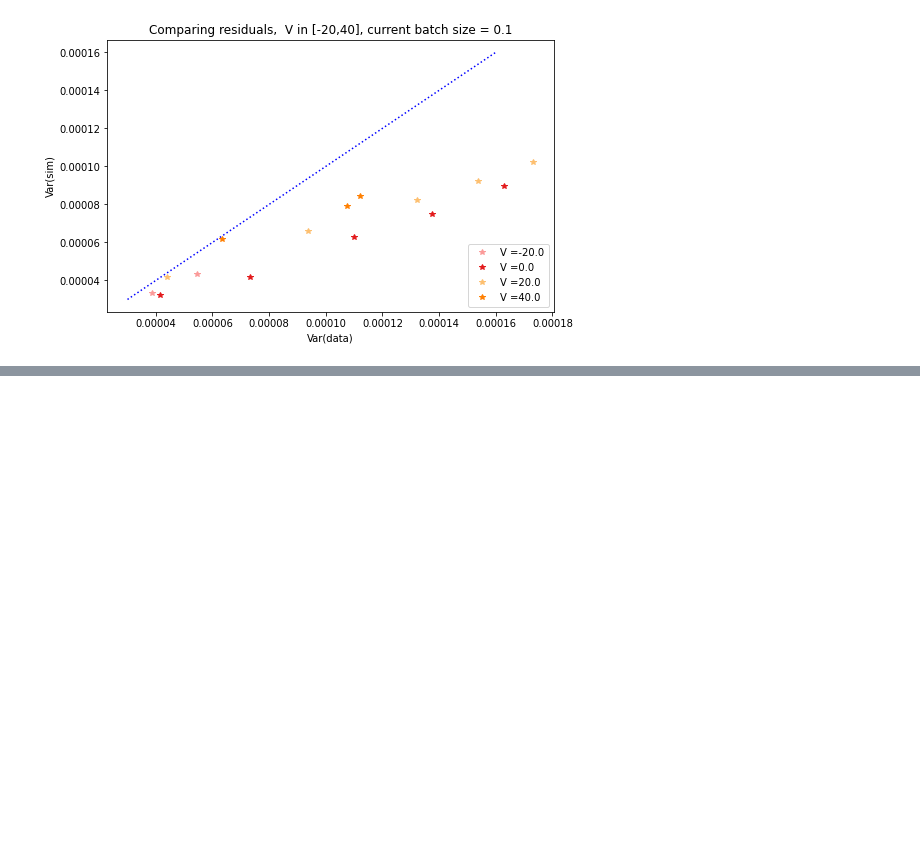
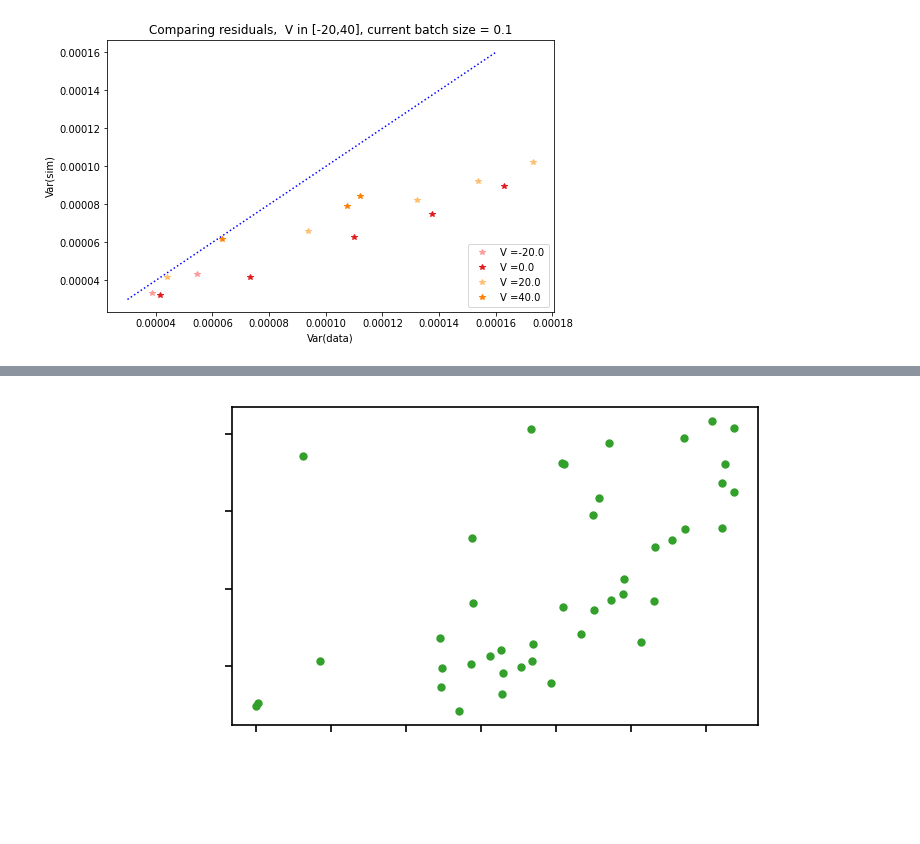
Before and after one commit to donajialej/Notes, a Jupyter notebook: from_myokit_tutorial/KyliesCell5_dataANDsimulation_notebook_PR3.ipynb, the cells around one changed output, grey strips where cells are left out. Saved outputs shown, nothing was run; the diff lists cells and outputs as text; code cells hidden in the pictures; blank space fills up the shorter version.

```diff
--- a/from_myokit_tutorial/KyliesCell5_dataANDsimulation_notebook_PR3.ipynb
+++ b/from_myokit_tutorial/KyliesCell5_dataANDsimulation_notebook_PR3.ipynb
@@ -518,0 +546,16 @@ plt.show()
+# %%
+plt.figure(figsize=(5, 3),dpi = 150, tight_layout = True)
+for index_i in range(len(index_largerCurrents)):
+    i=index_largerCurrents[index_i]
+    if pr3_voltage_constV[i] == -40:
+        #plt.errorbar(splines_largerCurrents_bycurrent_meanbatch[index_i], splines_residuals2_largerCurrents_bycurrent_meanbatch[index_i], yerr=splines_residuals2_largerCurrents_bycurrent_stdbatch[index_i], fmt='.',color = pr3_voltage_constV_colors[i], label = pr3_voltage_constV_labels_simple[i] )
+        plt.plot(splines_largerCurrents_bycurrent_meanbatch[index_i], splines_residuals2_largerCurrents_bycurrent_meanbatch[index_i], '.',color = pr3_voltage_constV_colors[i], label = pr3_voltage_constV_labels_simple[i] )
+plt.xlabel('current (nA)', fontsize = 18,  color = 'white')
+plt.ylabel('var',fontsize = 18,   color = 'white')
+plt.yticks( color = 'white', fontsize = 14)
+plt.xticks( color = 'white', fontsize = 14)
+plt.legend(loc='upper left', ncol =2,fontsize = 18,   framealpha = 0, labelcolor='white')
+plt.savefig('pr3_largecurrents_residuals_V40_plot.png', transparent = True, dpi = 150)
+plt.show()
+# %% [output]
+[figure, added]
```
Also changed, not shown: parts of 2 cells of this notebook, 2 other files.
